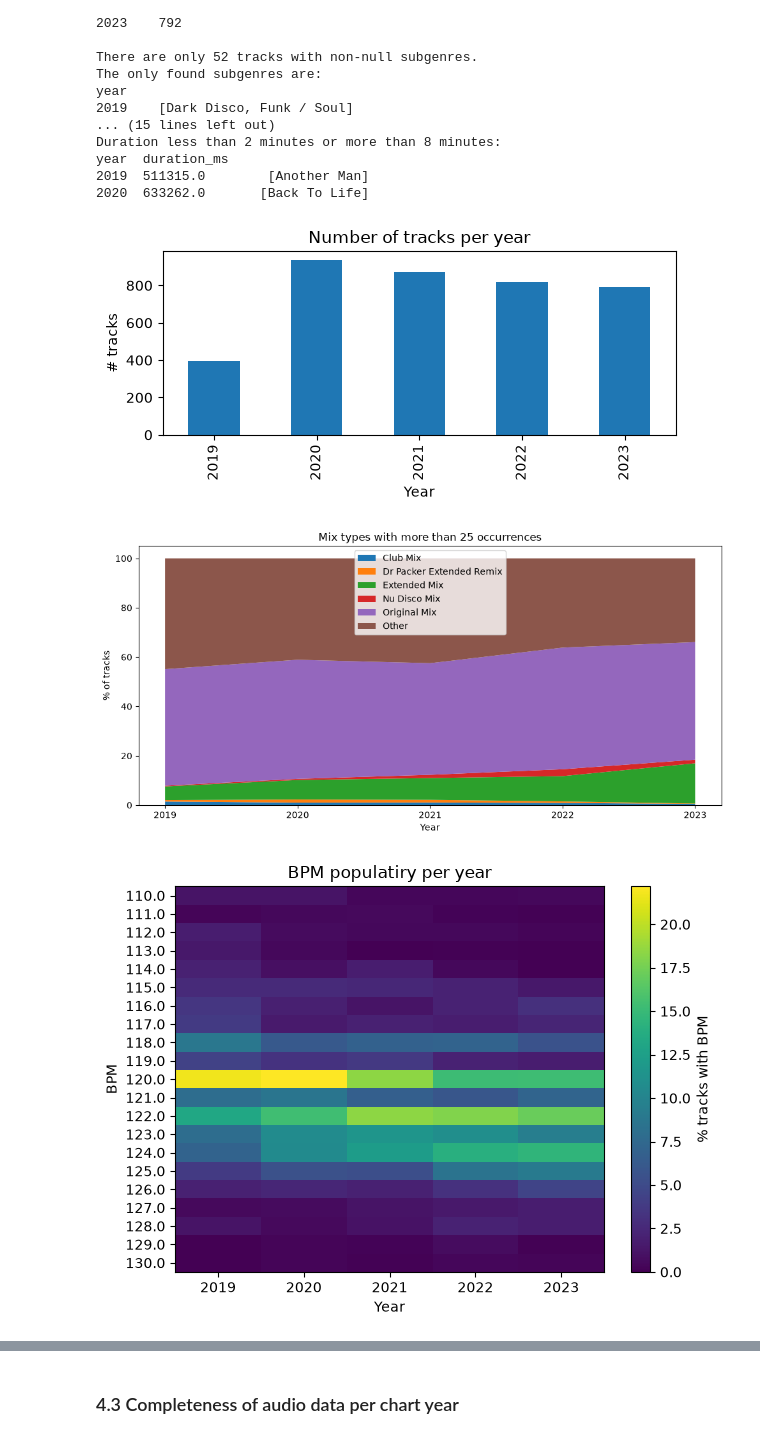
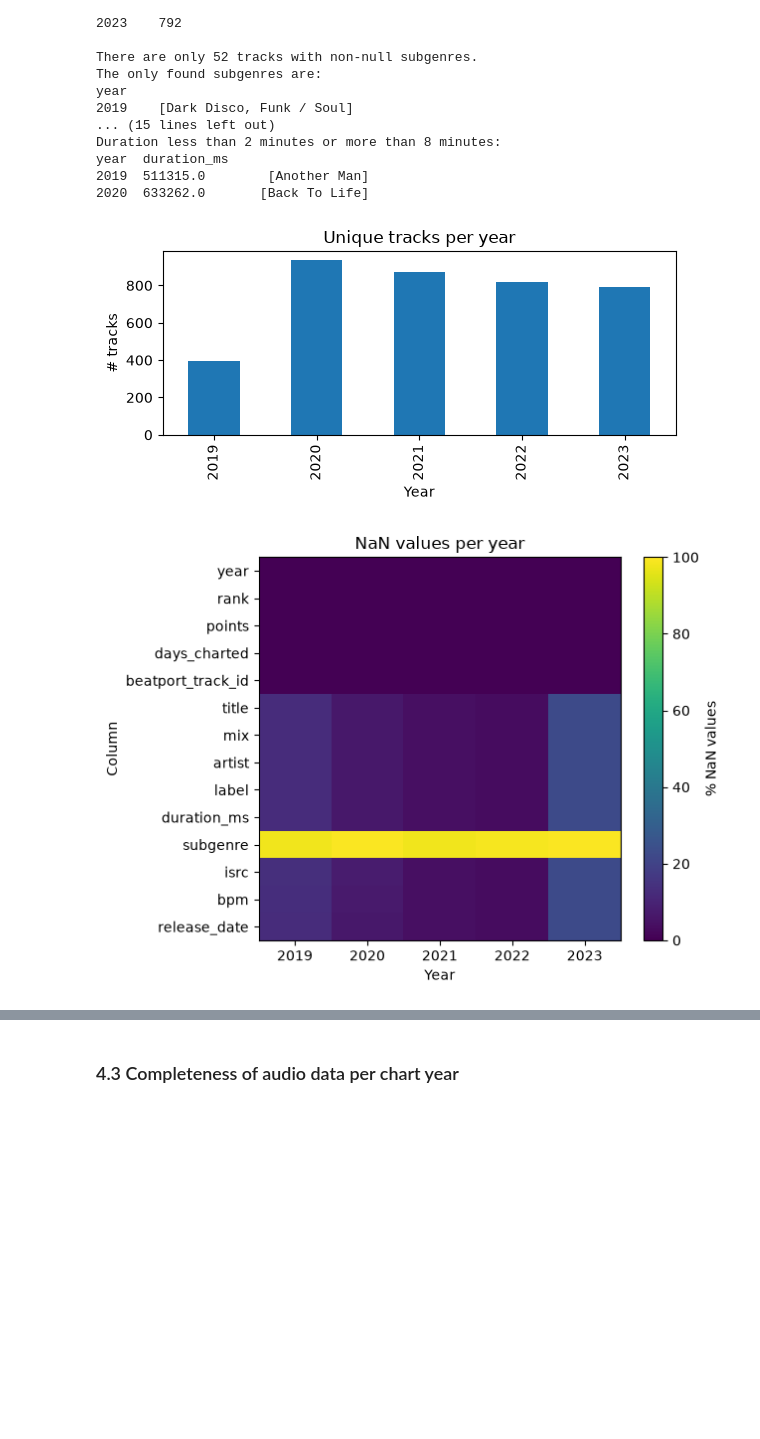
Before and after one commit to EwanMe/mirmla, a Jupyter notebook: T02_corpus_completeness.ipynb, the cells around one changed output, grey strips where cells are left out. Cells and saved outputs as stored; diff of their text form; code cells hidden in the pictures; blank space fills up the shorter version.

```diff
--- a/T02_corpus_completeness.ipynb
+++ b/T02_corpus_completeness.ipynb
@@ -212,11 +212,13 @@ print_mask("Dates outside range", clean, date_outside_range)
 dupes = clean.duplicated(["year", "beatport_track_id"]).rename("duplicate_ids")
 print_mask("Duplicated beatport IDs", clean, dupes)
 
+num_na = clean.isna().groupby(clean.year).sum()
 print("Rows with NaN:")
-print(clean.isna().groupby(clean.year).sum().to_string())
+print(num_na.to_string())
 
+pct_na = (clean.isna().groupby(clean.year).mean() * 100).round(2)
 print("Percentage of rows with NaN:")
-print((clean.isna().groupby(clean.year).mean() * 100).round(2).to_string())
+print(pct_na.to_string())
 # %% [output]
 Empty or whitespace strings removed: 0
 Placeholder strings removed: 0
@@ -296,59 +298,26 @@ year  duration_ms
 # %%
 # Task 4.2: visualisation
 ax = unique_tracks.plot(figsize=(6, 3), kind="bar")
 ax.set(xlabel="Year", ylabel="# tracks", title="Unique tracks per year")
 ax.figure.tight_layout()
 ax.figure.savefig(OUTPUT_DIR / "tracks-per-year.png", bbox_inches="tight")
 plt.show()
 
-mix_copy = clean.copy()
-
-rare_mix_cutoff = 25
-counts = mix_copy.mix.value_counts()
-rare_mixes = counts[counts <= 25].index
-
-mix_copy.loc[mix_copy.mix.isin(rare_mixes), "mix"] = "Other"
-mixes = mix_copy.groupby(["year", "mix"]).size().unstack(fill_value=0)
-mix_pct = mixes.div(mixes.sum(axis=1), axis=0) * 100
-
-fig, ax = plt.subplots(figsize=(10, 5))
-ax.stackplot(mix_pct.index, mix_pct.T, labels=mix_pct.columns)
-ax.set_xticks(mix_pct.index)
+fig, ax = plt.subplots()
+im = ax.imshow(pct_na.T, aspect="auto", vmin=0, vmax=100)
 ax.set(
+    xticks=range(len(pct_na.index)),
+    xticklabels=pct_na.index,
     xlabel="Year",
-    ylabel=r"% of tracks",
-    title=f"Mix types with more than {rare_mix_cutoff} occurrences",
+    yticks=range(len(pct_na.columns)),
+    yticklabels=pct_na.columns,
+    ylabel="Column",
+    title="NaN values per year",
 )
-ax.legend()
+fig.colorbar(im, ax=ax, label=r"% NaN values")
 fig.tight_layout()
-fig.savefig(OUTPUT_DIR / "mix-types.png", bbox_inches="tight")
+fig.savefig(OUTPUT_DIR / "na-percentage.png", bbox_inches="tight")
 plt.show()
-
-counts = (
-    clean.dropna(subset=["bpm"])
-    .groupby(["year", "bpm"])
-    .size()
-    .unstack(fill_value=0)
-)
-percentages = counts.div(counts.sum(axis=1), axis=0) * 100
-bpm_table = percentages.loc[:, 110:130]
-
-fig, ax = plt.subplots()
-im = ax.imshow(bpm_table.T, aspect="auto")
-ax.set(
-    xticks=range(len(bpm_table.index)),
-    xticklabels=bpm_table.index,
-    xlabel="Year",
-    yticks=range(len(bpm_table.columns)),
-    yticklabels=bpm_table.columns,
-    ylabel="BPM",
-    title="BPM populatiry per year",
-)
-fig.colorbar(im, ax=ax, label=r"% tracks with BPM")
-fig.tight_layout()
-fig.savefig(OUTPUT_DIR / "bpm-popularity.png", bbox_inches="tight")
-plt.show()
 # %% [output]
-[figure, old version]
+[figure, new version]
-[figure, old version]
+[figure, new version]
-[figure, removed]
```
Also changed, not shown: parts of 2 cells of this notebook.
